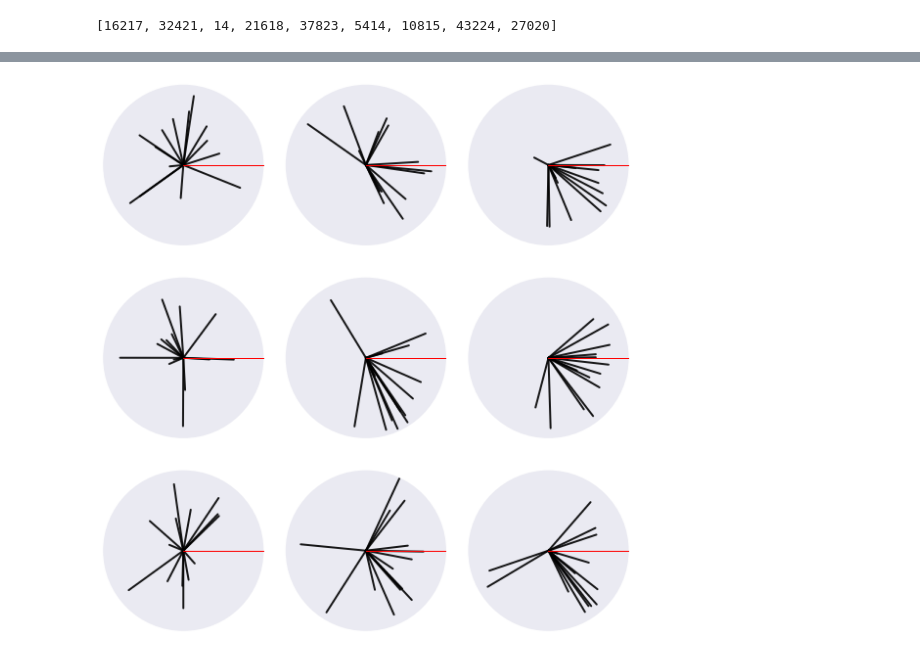
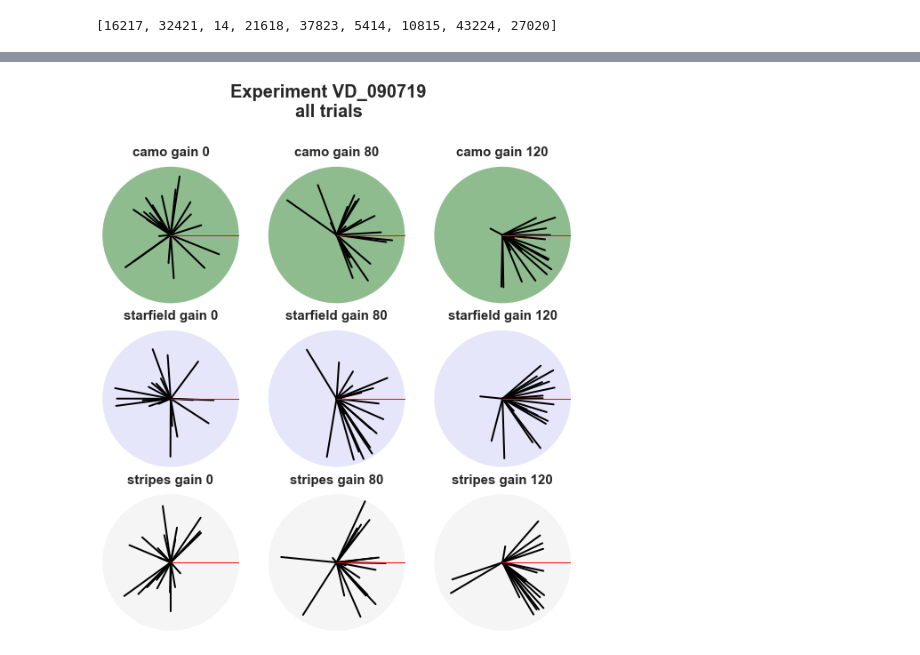
Before and after one commit to f-ponce/vdesert_pipeline, a Jupyter notebook: VD_090719.ipynb, the cells around one changed output, grey strips where cells are left out. Saved outputs shown, nothing was run; the diff lists cells and outputs as text; code cells hidden in the pictures.

```diff
--- a/VD_090719.ipynb
+++ b/VD_090719.ipynb
@@ -102,18 +102,34 @@ dataDir = '/Users/fponce/Documents/vdesert/VD_090719/data'
 pattern_vdesert_data = "*.hdf5"
 exp = 'VD_090719'
 
+#ledpanels info about patterns used:
 #pattern table used from vdesert params
 #pattern_angles should correspond to pattern_ids 1 to 1
+
 pattern_ids = [1,2,3,4,5,6,7,8,\
                9,10,11,12,13,14,15,16,\
                17,18,19,20,21,22,23,24]
+
 pattern_angles = [45, 135, 90, 180, -45, 0, -90, -135,\
                   45, 135, 90, 180, -45, 0, -90, -135,\
                   -135, 45, 135, -45, 90, 180, -90, 0]
+
 pattern_type = [0,1,2]
-fly_id= [0,0,1,1,2,3,4,4,5,5,6,6,7,7,8,8,9,9]
+
+# type1 - 0-8 big blobs - camo
+# type2 - 9-16 small blobs - starfield
+# type3 - 17-24 stripes
+
+#vector indicating the idx of trials that need to be analyzed
+all_trials_ids = [0,1,2,3,4,5,6,7,8]
+
+#should be imported from some spreadsheet
+number_unique_flies = 11
+fly_id= [0,0,1,1,2,3,4,4,5,5,6,6,7,7,8,8,9,9,10,10]
+fly_id_trial = [0,1,0,1,0,0,0,1,0,1,0,1,0,1,0,1,0,1,0,1]
+
 #for magnotether angle interpolation
-number_trials = 9
+number_trials = 10
 trial_time = int(180*number_trials)
 number_frames_per_sec = 30
 print(trial_time*30)
@@ -1481,43 +2144,47 @@ for i in range(len(allangles_vf)):
 # %%
 # circular means plot
+
+pg_labels = ['camo gain 0', 'camo gain 80', 'camo gain 120', \
+             'starfield gain 0', 'starfield gain 80', 'starfield gain 120',\
+             'stripes gain 0', 'stripes gain 80', 'stripes gain 120']
+
+bckclr_labels = ['darkseagreen','darkseagreen','darkseagreen',
+                 'lavender','lavender','lavender',
+                 'whitesmoke','whitesmoke','whitesmoke']
+
 sns.set_style('dark')
 fig, axs = plt.subplots(3,3, figsize=(10, 10), facecolor='w', edgecolor='k', subplot_kw=dict(polar=True))
-fig.subplots_adjust(hspace = .2, wspace=.01)
-#fig.suptitle('Experiment '+exp+'\n'+'vf at zero',fontsize = 20, fontweight='bold')
+fig.subplots_adjust(hspace = .2, wspace=.01,top=0.85)
+fig.suptitle('Experiment '+exp+'\n'+'all trials',fontsize = 20, fontweight='bold')
 
 axs = axs.ravel()
 axisorder = [0,1,2,3,4,5,6,7,8]
-g = [0,80,120,0,80,120]
+
 for j in axisorder:
     for i in range(len(all_circmeans_vf)):
         cms = all_circmeans_vf[i][j]
         cvs = all_circvars_vf[i][j]
-        axs[axisorder[j]].plot((0, cms), ( 0, cvs), alpha = 0.9, color = 'k', linewidth =2)#, s = 30, alpha = 0.9, color = 'k')
+        axs[axisorder[j]].plot((0, cms), ( 0, cvs), alpha = 1, color = 'k', linewidth =2)#, s = 30, alpha = 0.9, color = 'k')
         axs[axisorder[j]].plot((0, 0), ( 0, 1), alpha = 0.9, color = 'r', linewidth =1)
         #axs[axisorder[j]].arrow(0,0,cms, cvs, color = 'k', alpha = 1, width = 0.000005,edgecolor = 'black', facecolor = 'k', lw = 2)
         axs[axisorder[j]].grid(False)
         axs[axisorder[j]].set_yticks([])
         axs[axisorder[j]].set_xticks([])
         axs[axisorder[j]].spines['polar'].set_visible(False)
         axs[axisorder[j]].set_rlim(0,1)
-        #axs[axisorder[j]].set_title('gain = '+str(g[j]),fontsize = 20, fontweight='bold')
-        #axs[axisorder[j]].patch.set_facecolor(bckclr_labels[j])
+        axs[axisorder[j]].set_title(str(pg_labels[j]),fontsize = 15, fontweight='bold')
+        axs[axisorder[j]].patch.set_facecolor(bckclr_labels[j])
         axs[axisorder[j]].xaxis.set_tick_params(labelsize=15)
 
 # axs[7].grid(False)
 # axs[7].set_yticks([])
 # axs[7].set_xticks([])
 # axs[7].spines['polar'].set_visible(False)
 # axs[7].set_rlim(0,1)
 # axs[7].patch.set_facecolor('white')
 # axs[7].xaxis.set_tick_params(labelsize=15)
 
-# axs[8].grid(False)
-# axs[8].set_yticks([])
-# axs[8].set_xticks([])
-# axs[8].spines['polar'].set_visible(False)
-# axs[8].set_rlim(0,1)
-# axs[8].patch.set_facecolor('white')
-# axs[8].xaxis.set_tick_params(labelsize=15)
+    savefigdir = '/Users/fponce/Documents/vdesert/VD_090719/'
+    fig.savefig(savefigdir+exp+'_polarplots_'+'.pdf')  #bbox_inches='tight'
 # %% [output]
-[figure, old version]
+[figure, new version]
```
Also changed, not shown: parts of 13 cells of this notebook, 2 other files.
